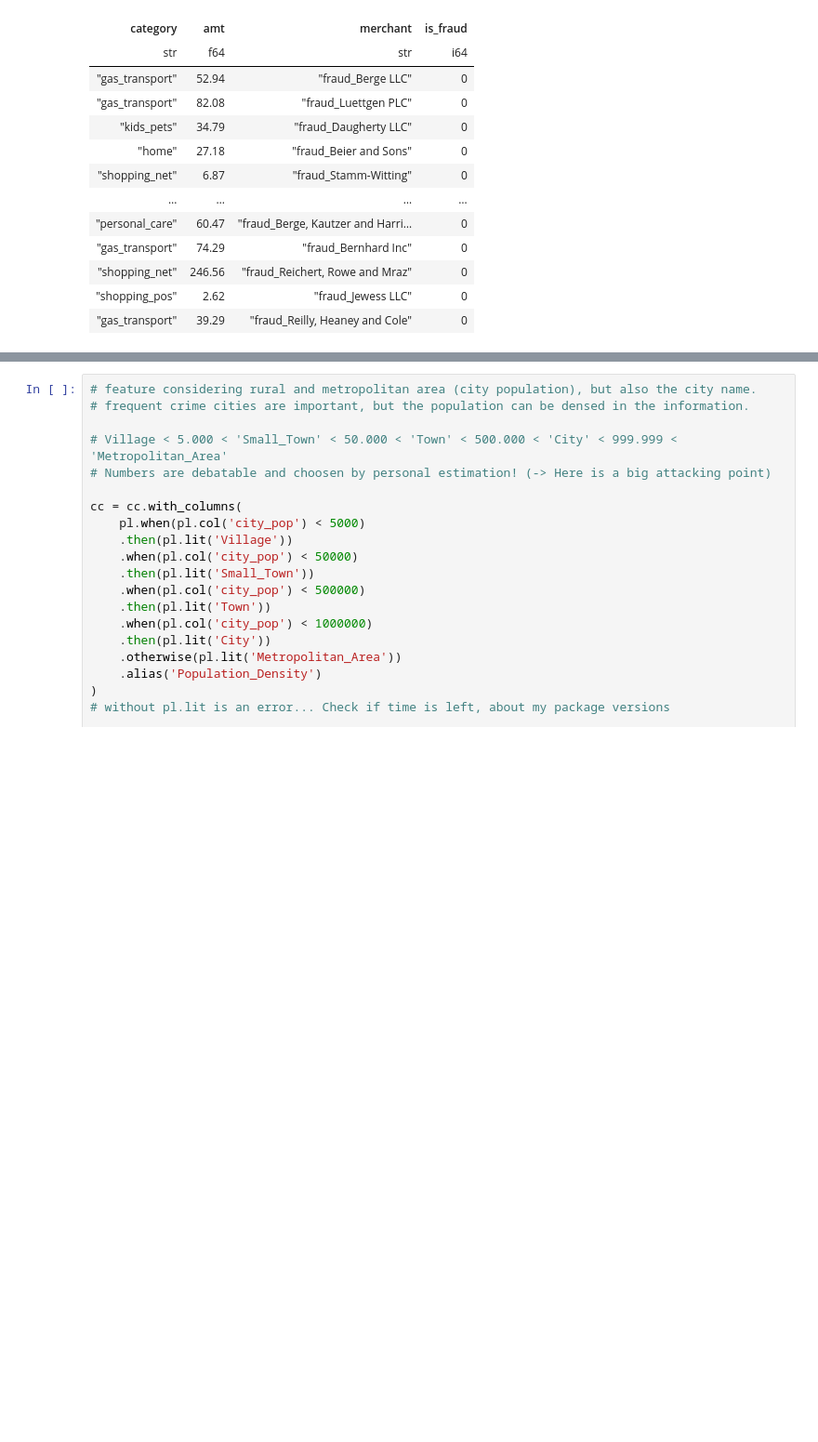
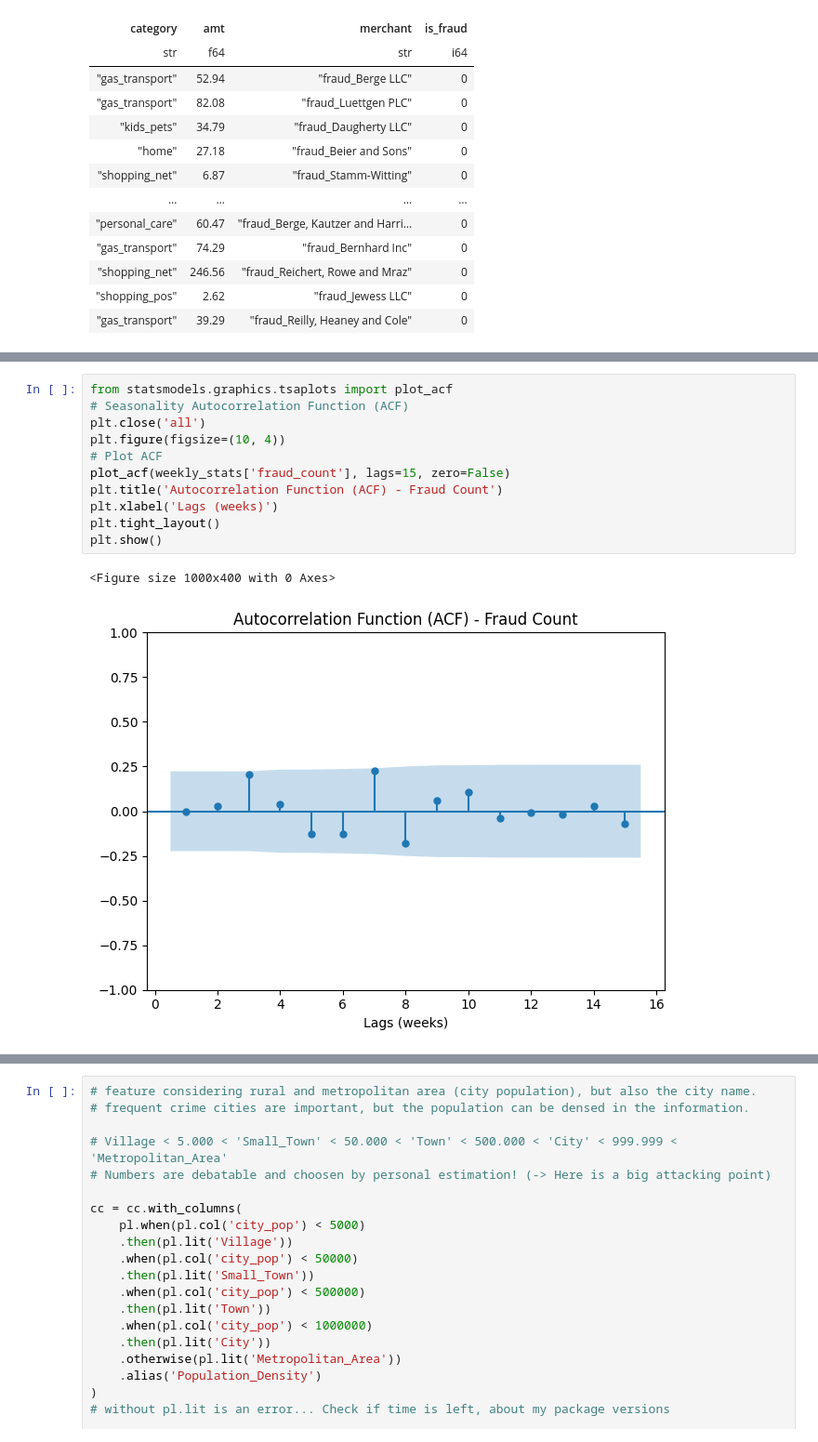
Before and after one commit to arnopopanda-UWM/ML-UWM-April-26, a Jupyter notebook: CC_Fraud_v2.ipynb, the cells around one changed output, grey strips where cells are left out. Shown at 93% size. Saved outputs shown, nothing was run; the diff lists cells and outputs as text; blank space fills up the shorter version.

```diff
--- a/CC_Fraud_v2.ipynb
+++ b/CC_Fraud_v2.ipynb
@@ -286,0 +339,14 @@ shape: (1_233_388, 4)
+# %%
+from statsmodels.graphics.tsaplots import plot_acf
+# Seasonality Autocorrelation Function (ACF)
+plt.close('all')
+plt.figure(figsize=(10, 4))
+# Plot ACF
+plot_acf(weekly_stats['fraud_count'], lags=15, zero=False)
+plt.title('Autocorrelation Function (ACF) - Fraud Count')
+plt.xlabel('Lags (weeks)')
+plt.tight_layout()
+plt.show()
+# %% [output]
+<Figure size 1000x400 with 0 Axes>
+[figure, added]
```
Also changed, not shown: parts of 41 cells of this notebook.
